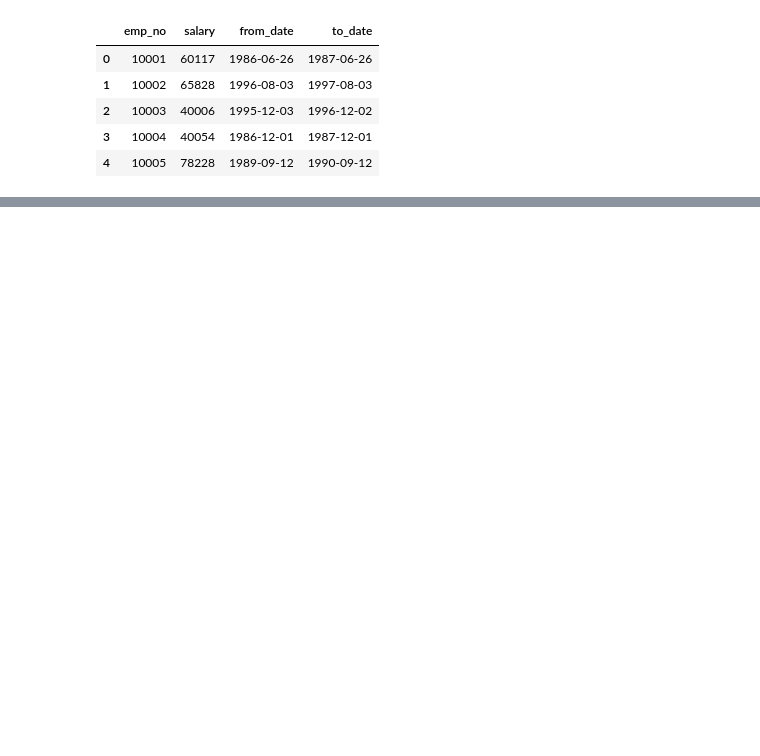
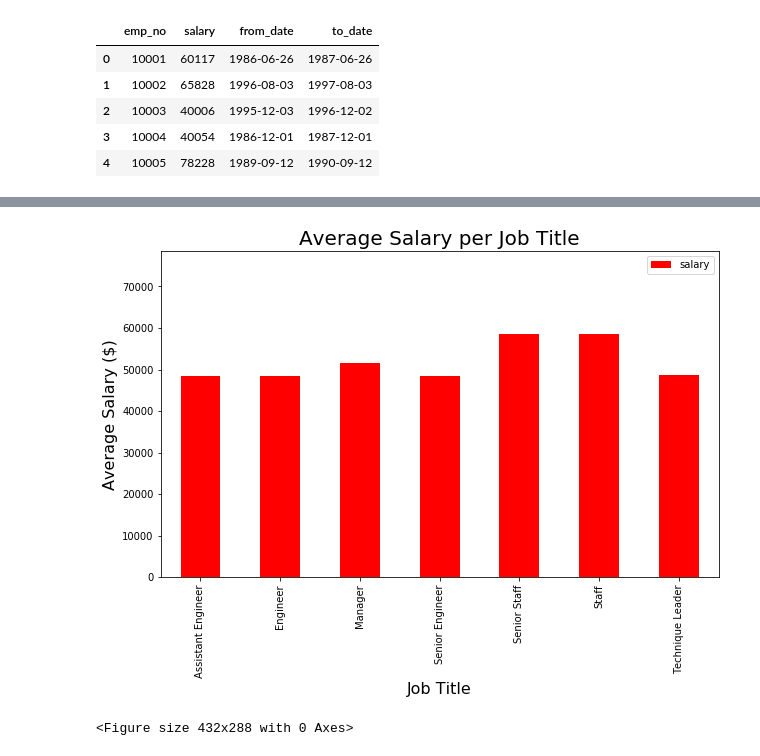
Before and after one commit to MPdeM/SQL-Challenge, a Jupyter notebook: EmployeeSQL/data_analysis.ipynb, the cells around one changed output, grey strips where cells are left out. Saved outputs shown, nothing was run; the diff lists cells and outputs as text; code cells hidden in the pictures; blank space fills up the shorter version.

```diff
--- a/EmployeeSQL/data_analysis.ipynb
+++ b/EmployeeSQL/data_analysis.ipynb
@@ -324,0 +49,4 @@ fig
+# %%
+#  Stablish the conexion to the database and retrieve the data
+titles = pd.read_sql("SELECT * FROM titles", connection)
+titles.head()
@@ -324,0 +60,4 @@ fig
+# %%
+salary_titles = titles.merge(salaries, on='emp_no')
+salary_titles = salary_titles.drop(['from_date_x', 'to_date_x','emp_no'], axis=1)
+salary_titles.head()
@@ -324,0 +71,4 @@ fig
+# %%
+# create a group based on job titles and calculate average
+average_title = salary_titles.groupby('title').mean()
+average_title
@@ -324,0 +85,21 @@ fig
+# %%
+# create a bar chart showing the average salary per job title
+average_chart = average_title.plot(kind='bar',color='red', figsize=(10,6))
+
+plt.xlabel('Job Title',fontsize=16)
+plt.ylabel('Average Salary ($)', fontsize=16)
+plt.title(r'Average Salary per Job Title',fontsize=20 )
+
+# Set y limits
+
+plt.ylim(0, max(average_title["salary"])+20000)
+
+plt.show()
+plt.tight_layout()
+
+# Save the figure
+plt.savefig(f'Images/salarytJobtitle.png')
+plt.show()
+# %% [output]
+[figure, added]
+<Figure size 432x288 with 0 Axes>
```
Also changed, not shown: parts of 27 cells of this notebook, 2 other files.
